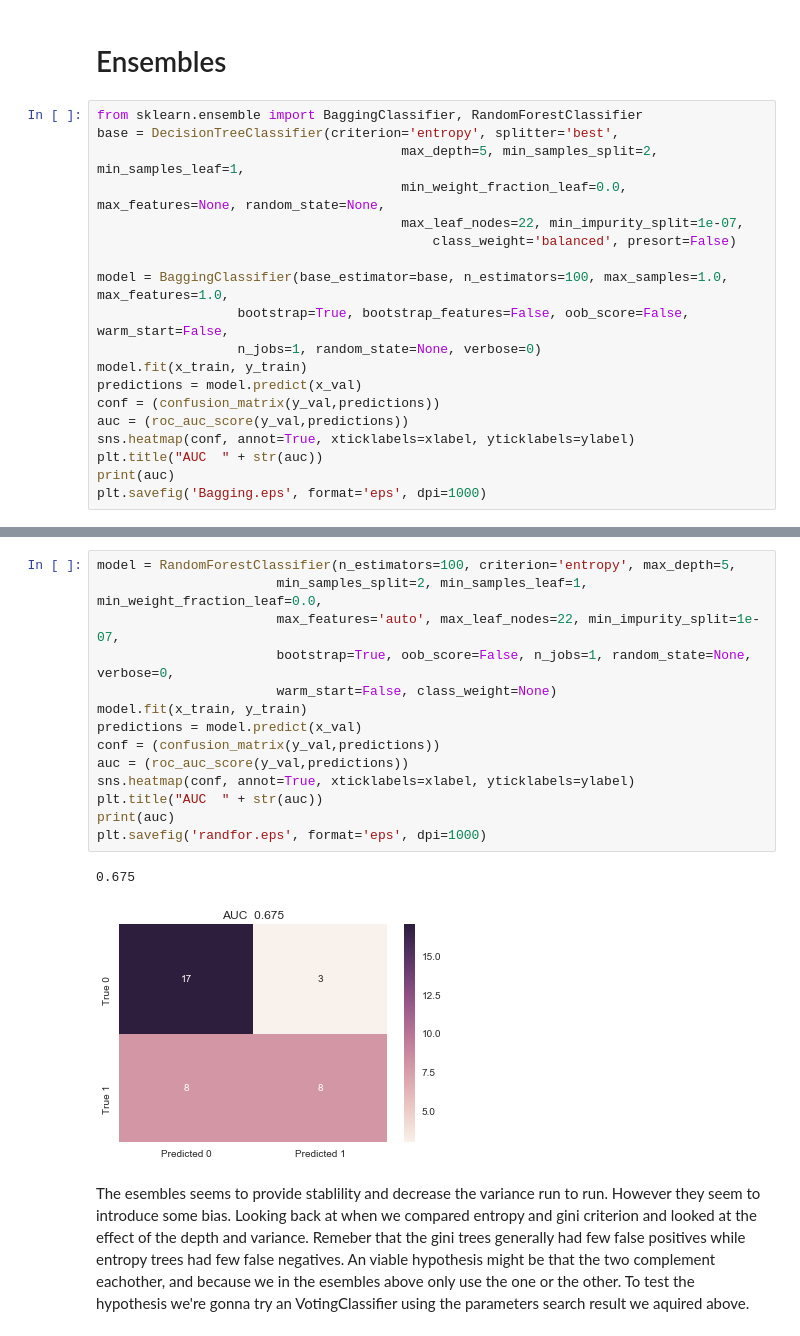
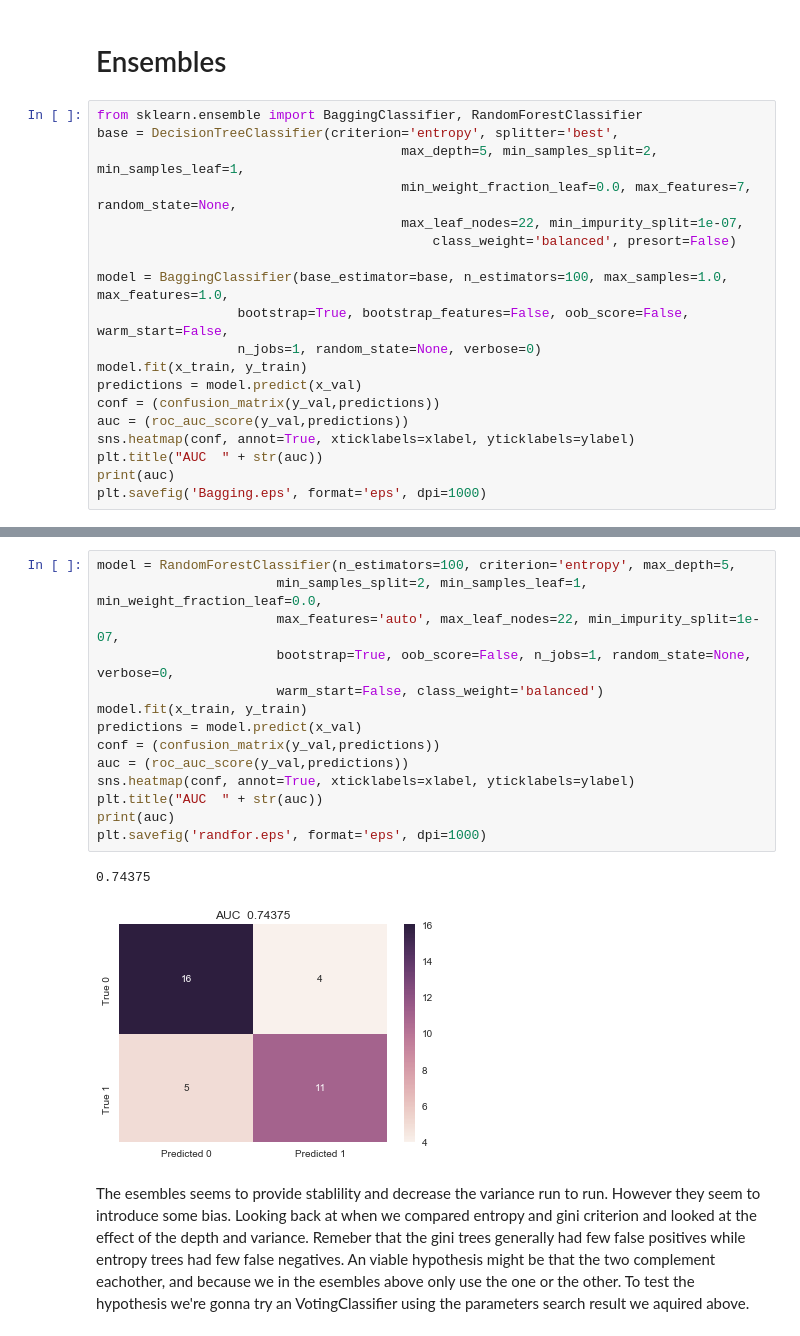
Before and after one commit to Tranhd/Diabetes-Classification, a Jupyter notebook: Model Selection.ipynb, the cells around one changed output, grey strips where cells are left out. Saved outputs shown, nothing was run; the diff lists cells and outputs as text.

```diff
--- a/Model Selection.ipynb
+++ b/Model Selection.ipynb
@@ -390,7 +390,7 @@ To decrease variance and try to make our model to generalize we use need to use
 from sklearn.ensemble import BaggingClassifier, RandomForestClassifier
 base = DecisionTreeClassifier(criterion='entropy', splitter='best',
                                        max_depth=5, min_samples_split=2, min_samples_leaf=1,
-                                       min_weight_fraction_leaf=0.0, max_features=None, random_state=None,
+                                       min_weight_fraction_leaf=0.0, max_features=7, random_state=None,
                                        max_leaf_nodes=22, min_impurity_split=1e-07,
                                            class_weight='balanced', presort=False)
 
@@ -411,20 +411,20 @@ plt.savefig('Bagging.eps', format='eps', dpi=1000)
 # %%
 model = RandomForestClassifier(n_estimators=100, criterion='entropy', max_depth=5,
                        min_samples_split=2, min_samples_leaf=1, min_weight_fraction_leaf=0.0,
                        max_features='auto', max_leaf_nodes=22, min_impurity_split=1e-07,
                        bootstrap=True, oob_score=False, n_jobs=1, random_state=None, verbose=0,
-                       warm_start=False, class_weight=None)
+                       warm_start=False, class_weight='balanced')
 model.fit(x_train, y_train)
 predictions = model.predict(x_val)
 conf = (confusion_matrix(y_val,predictions))
 auc = (roc_auc_score(y_val,predictions))
 sns.heatmap(conf, annot=True, xticklabels=xlabel, yticklabels=ylabel)
 plt.title("AUC  " + str(auc))
 print(auc)
 plt.savefig('randfor.eps', format='eps', dpi=1000)
 # %% [output]
-0.675
+0.74375
-[figure, old version]
+[figure, new version]
 # %% [markdown]
 The esembles seems to provide stablility and decrease the variance run to run. However they seem to introduce some bias. Looking back at when we compared entropy and gini criterion and looked at the effect of the depth and variance. Remeber that the gini trees generally had few false positives while entropy trees had few false negatives. An viable hypothesis might be that the two complement eachother, and because we in the esembles above only use the one or the other. To test the hypothesis we're gonna try an VotingClassifier using the parameters search result we aquired above.
 # %% [markdown]
```
Also changed, not shown: parts of 1 cell of this notebook.
